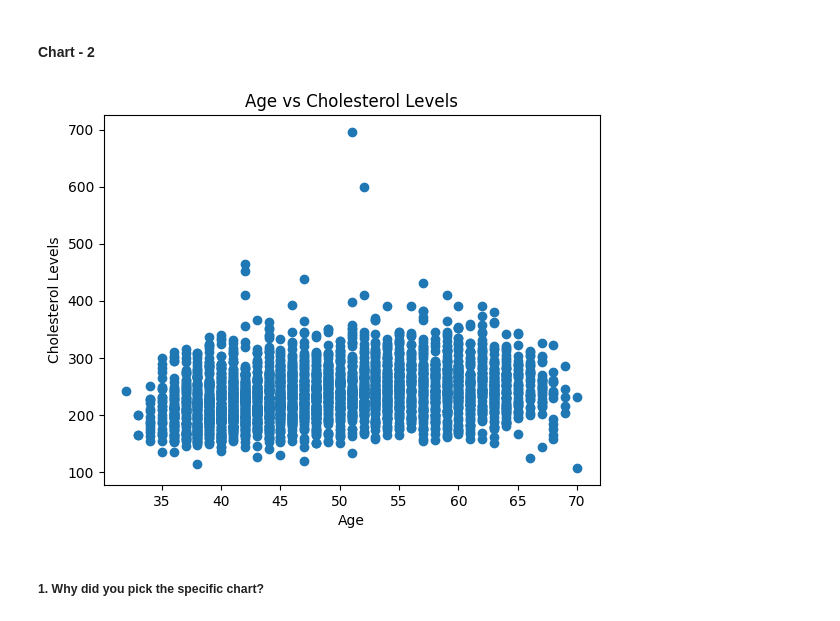
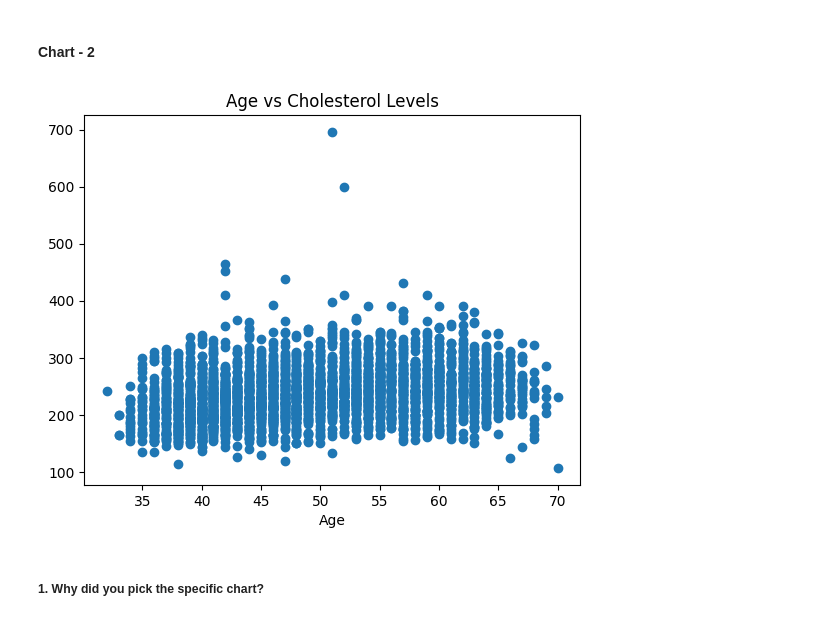
Before and after one commit to fadakenitin/Classification_Capstone_Project, a Jupyter notebook: Cardiovascular_Risk_Prediction.ipynb, the cells around one changed output. Cells and saved outputs as stored; diff of their text form; code cells hidden in the pictures.

```diff
--- a/Cardiovascular_Risk_Prediction.ipynb
+++ b/Cardiovascular_Risk_Prediction.ipynb
@@ -86,7 +86,7 @@ import seaborn as sns
 ### Dataset Loading
 # %%
 # Load Dataset
-file_path='/data_cardiovascular_risk.csv'
+file_path='/content/data_cardiovascular_risk.csv'
 data=pd.read_csv(file_path)
 # %% [markdown]
 ### Dataset First View
@@ -375,12 +375,12 @@ The gained insights can potentially help in creating a positive business impact.
 # %%
 # Chart - 2 visualization code
 plt.scatter(data['age'], data['totChol'])
 plt.xlabel('Age')
-plt.ylabel('Cholesterol Levels')
+#plt.ylabel('Cholesterol Levels')
 plt.title('Age vs Cholesterol Levels')
 plt.show()
 # %% [output]
-[figure, old version]
+[figure, new version]
 # %% [markdown]
 ##### 1. Why did you pick the specific chart?
 # %% [markdown]
```
Also changed, not shown: parts of 56 cells of this notebook.
